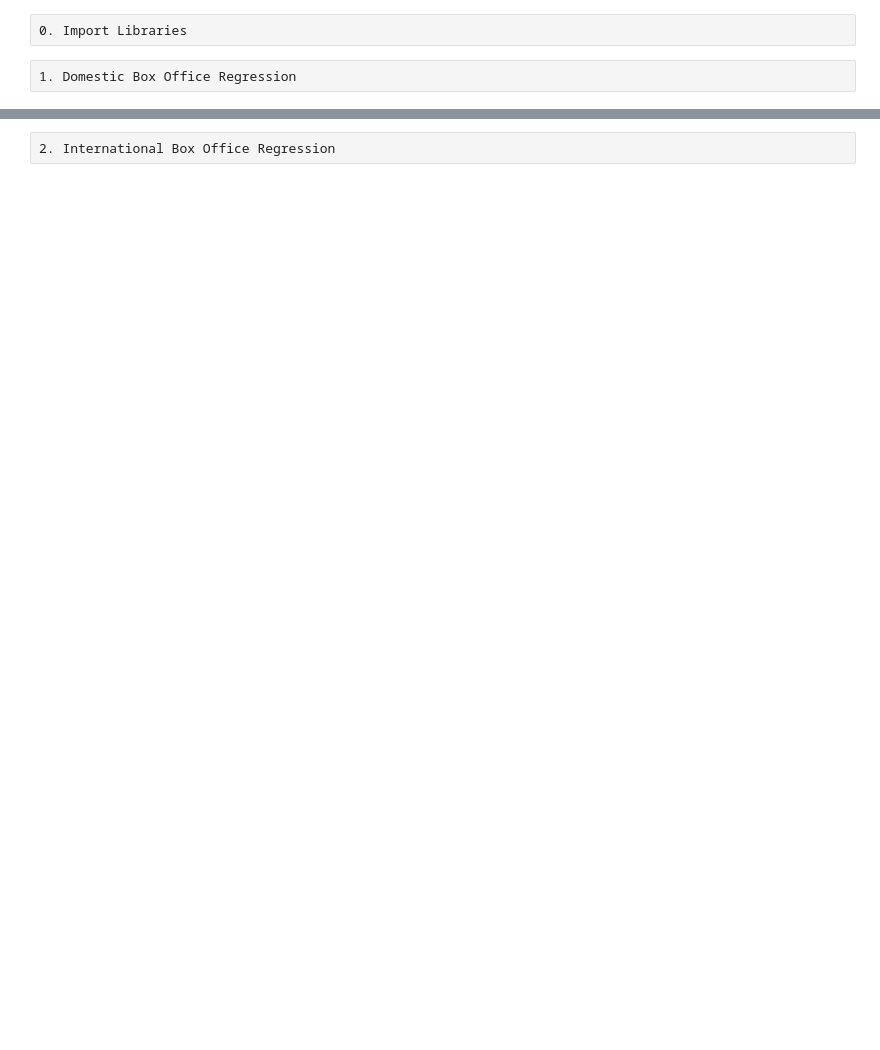
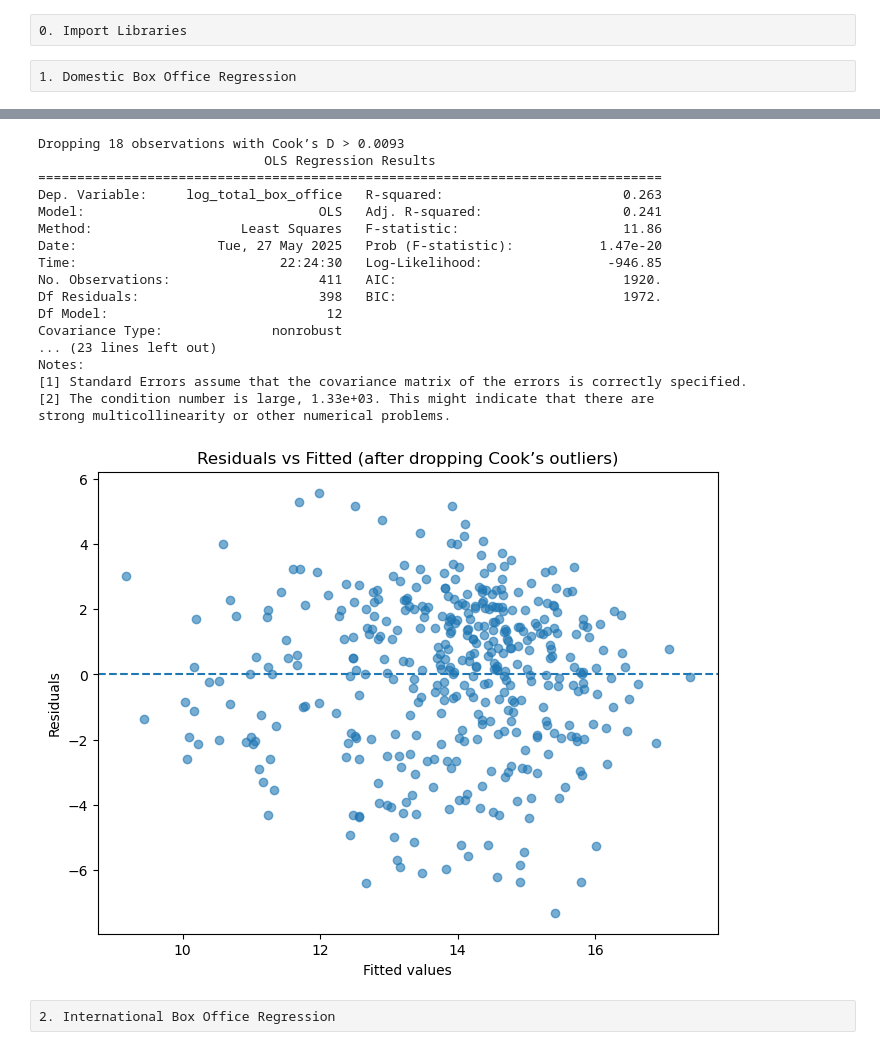
Before and after one commit to Ocean1029/Statistics_Final_Project, a Jupyter notebook: regression_simple.ipynb, the cells around one changed output, grey strips where cells are left out. Cells and saved outputs as stored; diff of their text form; code cells hidden in the pictures; blank space fills up the shorter version.

```diff
--- a/regression_simple.ipynb
+++ b/regression_simple.ipynb
@@ -63,3 +105,66 @@ strong multicollinearity problems or that the design matrix is singular.
+# %%
+import statsmodels.formula.api as smf
+import matplotlib.pyplot as plt
+
+# 1. Recompute influence and Cook’s D
+influence = model.get_influence()
+cooks_d, _ = influence.cooks_distance
+
+# 2. Grab the DataFrame that was actually used in fitting (with its original indices)
+df_model = model.model.data.frame
+
+# 3. Set your threshold and identify outliers
+threshold = 4 / len(df_model)
+outlier_mask = cooks_d > threshold
+outliers = df_model.index[outlier_mask]
+print(f"Dropping {len(outliers)} observations with Cook’s D > {threshold:.4f}")
+
+# 4. Drop them from your original df (so you keep all other engineered columns, etc.)
+df_clean = df.drop(index=outliers)
+
+# 5. (Re)drop any remaining NAs in the columns your formula needs
+df_clean = df_clean.dropna(subset=[
+    'total_box_office',
+    'production_budget',
+    'theatrical_engagements',
+    'running_time',
+    # plus any categorical fields in the formula…
+])
+
+# 6. Refit the same formula on the cleaned data
+model_clean = smf.ols(formula, data=df_clean).fit()
+print(model_clean.summary())
+
+# 7. (Optional) New residual plot
+fitted_clean = model_clean.fittedvalues
+resid_clean   = model_clean.resid
+
+plt.figure(figsize=(8,6))
+plt.scatter(fitted_clean, resid_clean, alpha=0.6)
+plt.axhline(0, linestyle='--')
+plt.xlabel('Fitted values')
+plt.ylabel('Residuals')
+plt.title('Residuals vs Fitted (after dropping Cook’s outliers)')
+plt.show()
+# %% [output]
+Dropping 18 observations with Cook’s D > 0.0093
+                             OLS Regression Results
+================================================================================
+Dep. Variable:     log_total_box_office   R-squared:                       0.263
+Model:                              OLS   Adj. R-squared:                  0.241
+Method:                   Least Squares   F-statistic:                     11.86
+Date:                  Tue, 27 May 2025   Prob (F-statistic):           1.47e-20
+Time:                          22:24:30   Log-Likelihood:                -946.85
+No. Observations:                   411   AIC:                             1920.
+Df Residuals:                       398   BIC:                             1972.
+Df Model:                            12
+Covariance Type:              nonrobust
+... (23 lines left out)
+Notes:
+[1] Standard Errors assume that the covariance matrix of the errors is correctly specified.
+[2] The condition number is large, 1.33e+03. This might indicate that there are
+strong multicollinearity or other numerical problems.
+[figure, added]
 # %% [raw]
 2. International Box Office Regression
 # %%
```
Also changed, not shown: parts of 5 cells of this notebook.
